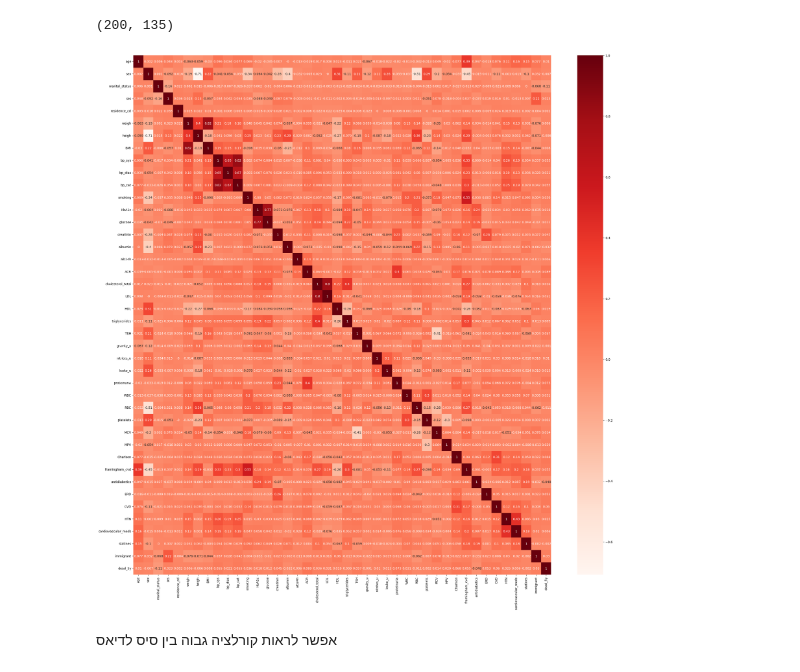
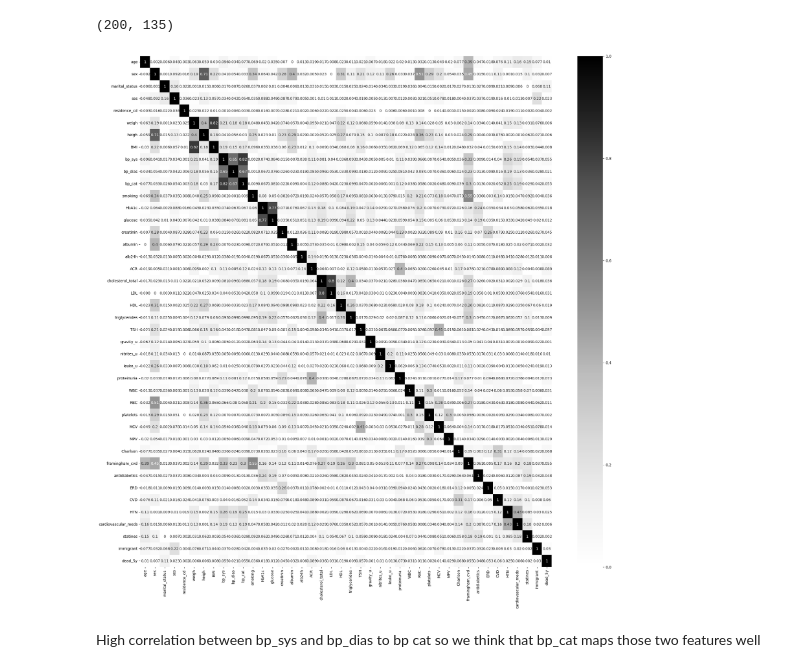
Before and after one commit to TalRos99/Medical-Data, a Jupyter notebook: MedicalData_Final.ipynb, the cells around one changed output. Saved outputs shown, nothing was run; the diff lists cells and outputs as text; code cells hidden in the pictures.

```diff
--- a/MedicalData_Final.ipynb
+++ b/MedicalData_Final.ipynb
@@ -93,6 +93,8 @@ for attName in train_df.columns:
     if numOfNulls > 0:
         nullContainAtt[attName] = [numOfNulls, numOfNulls/numberOfPeople]
         print(f'{bold_start}{attName:<14} {numOfNulls:>6}{bu_end}')
+train_df[train_df == "NA"] = np.nan
+train_df[train_df == "NaN"] = np.nan
 # %% [output]
 Attribute      Null Values
 albumin          1463
@@ -190,12 +192,12 @@ max(train_df['bp_sys']), max(train_df['bp_dias'])
 (200, 135)
 # %%
 cor = train_df.corr()
-plt.figure(figsize=(30,30))
-sns.heatmap(round(cor, 3), annot=True, cmap=plt.cm.Reds)
+plt.figure(figsize=(25,25))
+sns.heatmap(np.abs(round(cor, 3)), annot=True, cmap='Greys')
 plt.show()
 # %% [output]
-[figure, old version]
+[figure, new version]
-# %% [markdown]
-אפשר לראות קורלציה גבוה בין סיס לדיאס
+# %% [markdown]
+High correlation between bp_sys and bp_dias to bp cat so we think that bp_cat maps those two features well
 # %%
 train_df.to_csv('new_dataset.csv')
```
Also changed, not shown: parts of 16 cells of this notebook, 1 other file.
